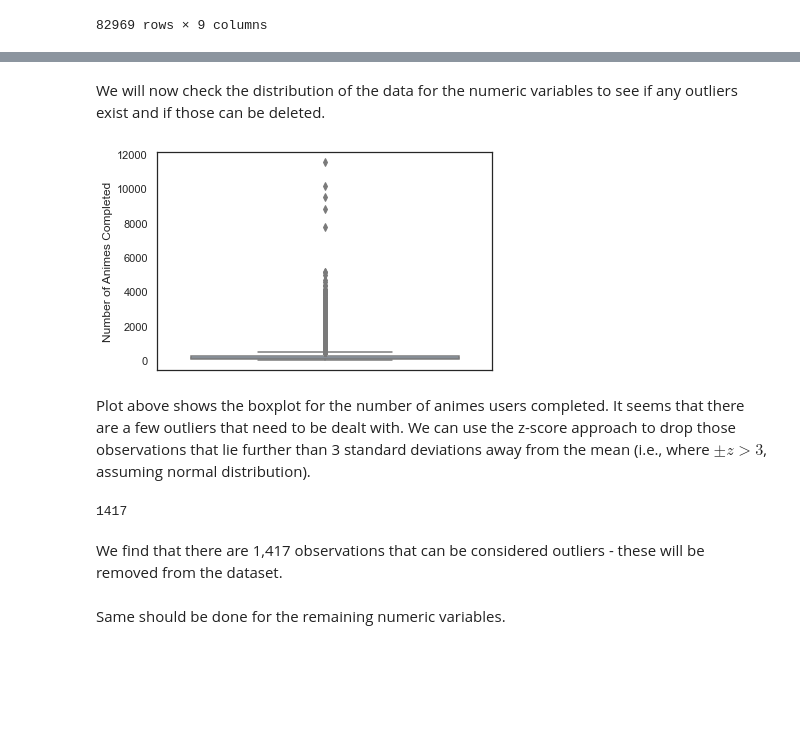
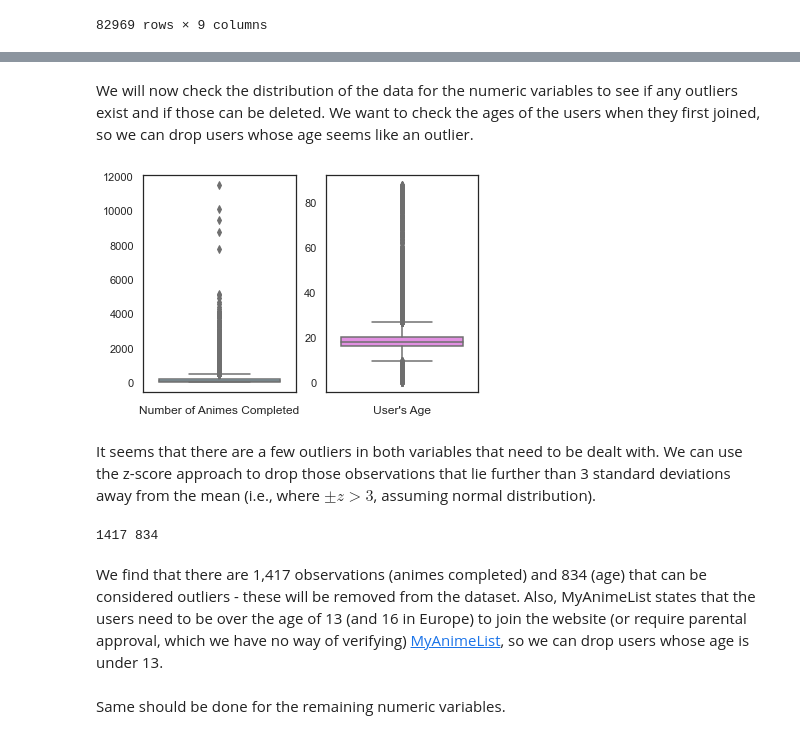
Before and after one commit to sashagryshchenko/ReccomendationEngine, a Jupyter notebook: RecommendationEngine.ipynb, the cells around one changed output, grey strips where cells are left out. Cells and saved outputs as stored; diff of their text form; code cells hidden in the pictures; blank space fills up the shorter version.

```diff
--- a/RecommendationEngine.ipynb
+++ b/RecommendationEngine.ipynb
@@ -172,3 +172,4 @@ uLoc
 # %%
 for column in uLoc:
     uLoc[column] = uLoc[column].str.strip()
+uLoc.fillna("Other",inplace=True)
@@ -212 +222,3 @@ users
+# %%
+users.replace("United States", "United States of America",inplace=True)
 # %% [markdown]
@@ -232,18 +234,26 @@ sns.set_theme(style="white", palette="pastel")
 # %% [markdown]
-We will now check the distribution of the data for the numeric variables to see if any outliers exist and if those can be deleted.
+We will now check the distribution of the data for the numeric variables to see if any outliers exist and if those can be deleted. We want to check the ages of the users when they first joined, so we can drop users whose age seems like an outlier.
 # %%
-sns.boxplot(y="user_completed",data=users).set(ylabel="Number of Animes Completed");
+users["age"] = (pd.to_datetime(users["join_date"])-pd.to_datetime(users["birth_date"]))/np.timedelta64(1, 'Y')
-# %% [output]
-[figure, removed]
+# %%
+fig, ax = plt.subplots(1,2)
+
+sns.boxplot(y=users["user_completed"], color="skyblue", ax=ax[0]).set(xlabel="Number of Animes Completed",ylabel="");
+sns.boxplot(y=users["age"], color="violet", ax=ax[1]).set(xlabel="User's Age",ylabel="");
+
+plt.show()
+# %% [output]
+[figure, added]
 # %% [markdown]
-Plot above shows the boxplot for the number of animes users completed. It seems that there are a few outliers that need to be dealt with. We can use the z-score approach to drop those observations that lie further than 3 standard deviations away from the mean (i.e., where $\pm z>3$, assuming normal distribution).
+It seems that there are a few outliers in both variables that need to be dealt with. We can use the z-score approach to drop those observations that lie further than 3 standard deviations away from the mean (i.e., where $\pm z>3$, assuming normal distribution).
 # %%
 from scipy import stats
 # %%
 z_uc = np.abs(stats.zscore(users['user_completed']))
-sum(z_uc > 3)
+z_age = np.abs(stats.zscore(users['age']))
+print(sum(z_uc > 3),sum(z_age > 3))
 # %% [output]
-1417
+1417 834
 # %% [markdown]
-We find that there are 1,417 observations that can be considered outliers - these will be removed from the dataset.
+We find that there are 1,417 observations (animes completed) and 834 (age) that can be considered outliers - these will be removed from the dataset. Also, MyAnimeList states that the users need to be over the age of 13 (and 16 in Europe) to join the website (or require parental approval, which we have no way of verifying) [MyAnimeList](https://myanimelist.net/membership/terms_of_use), so we can drop users whose age is under 13.
 # %%
```
Also changed, not shown: parts of 23 cells of this notebook.
